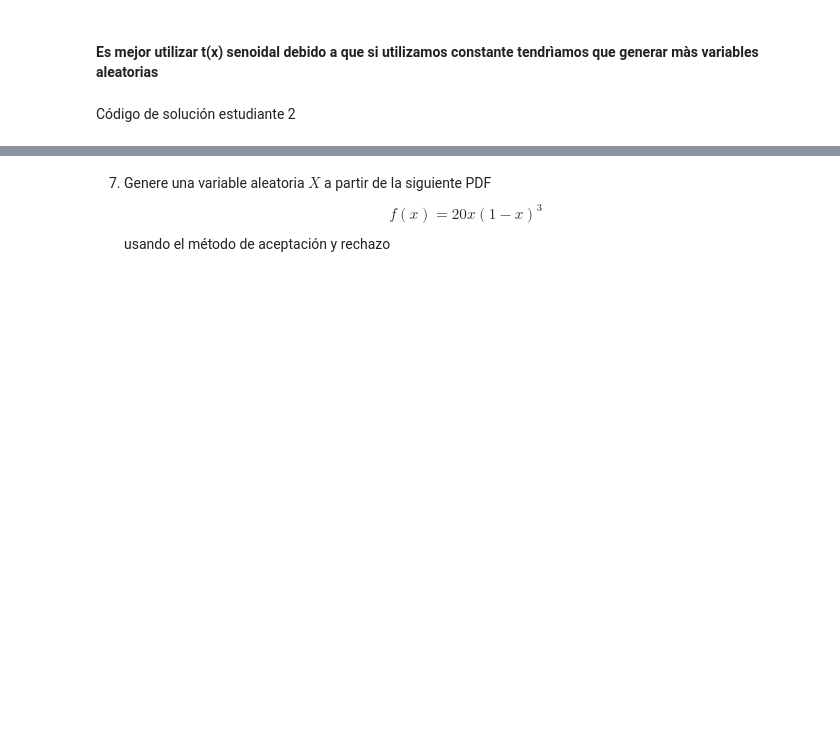
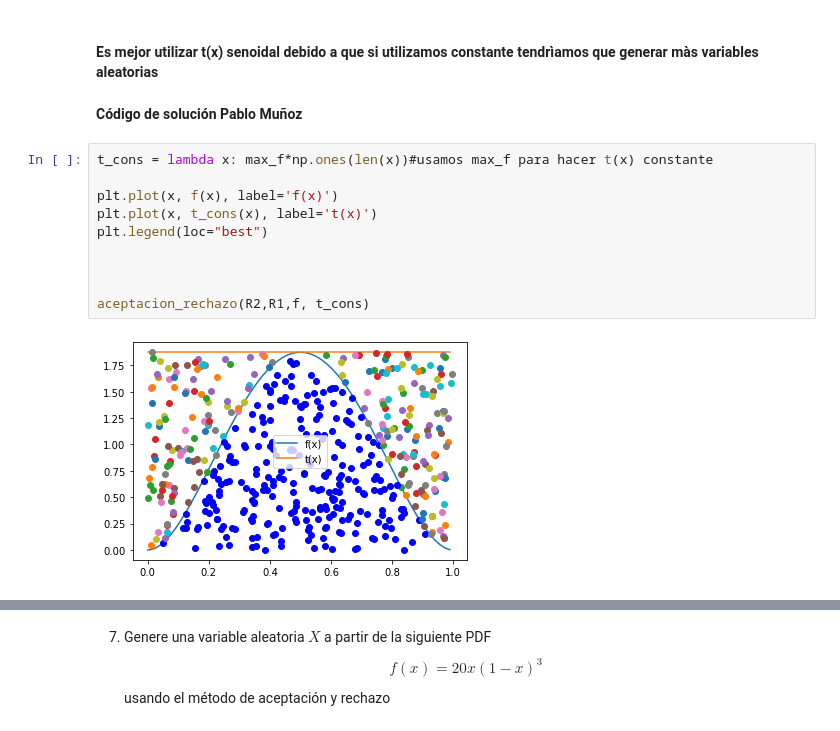
Before and after one commit to if722399/Tarea5y6_JTNavarro_PHMu-oz, a Jupyter notebook: Tarea6_PHMuñoz_JTNavarro.ipynb, the cells around one changed output, grey strips where cells are left out. Drawn from its saved outputs; the diff is of its cells as text; blank space fills up the shorter version.

```diff
--- a/Tarea6_PHMuñoz_JTNavarro.ipynb
+++ b/Tarea6_PHMuñoz_JTNavarro.ipynb
@@ -159,5 +263,17 @@ print(f'{len(AA)*100/500:.4f}% de valores aceptados con t(x) constante')
 56.0000% de valores aceptados con t(x) constante
 # %% [markdown]
 #### Es mejor utilizar t(x) senoidal debido a que si utilizamos constante tendrìamos que generar màs variables aleatorias
-# %% [markdown]
-Código de solución estudiante 2
+# %% [markdown]
+**Código de solución Pablo Muñoz**
+# %%
+t_cons = lambda x: max_f*np.ones(len(x))#usamos max_f para hacer t(x) constante
+
+plt.plot(x, f(x), label='f(x)')
+plt.plot(x, t_cons(x), label='t(x)')
+plt.legend(loc="best")
+
+
+
+aceptacion_rechazo(R2,R1,f, t_cons)
+# %% [output]
+[figure, added]
```
Also changed, not shown: parts of 33 cells of this notebook.
